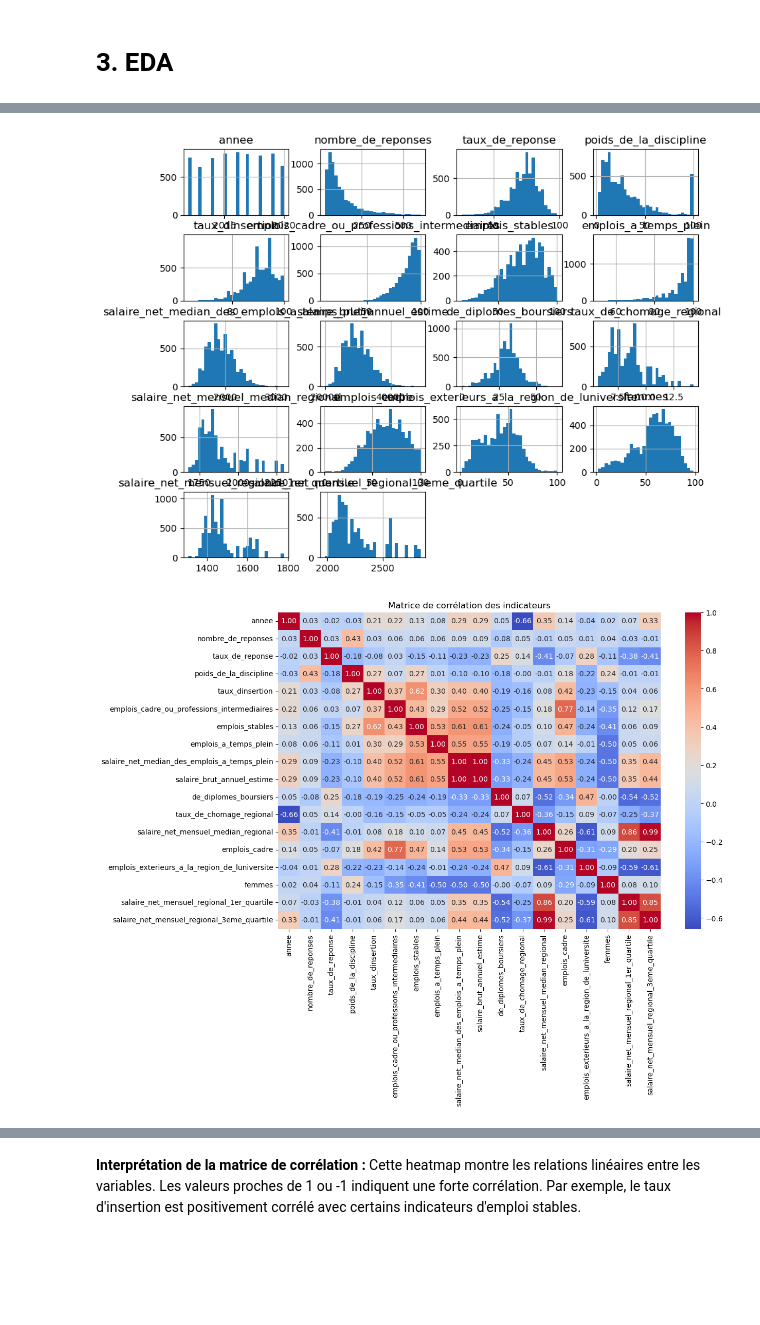
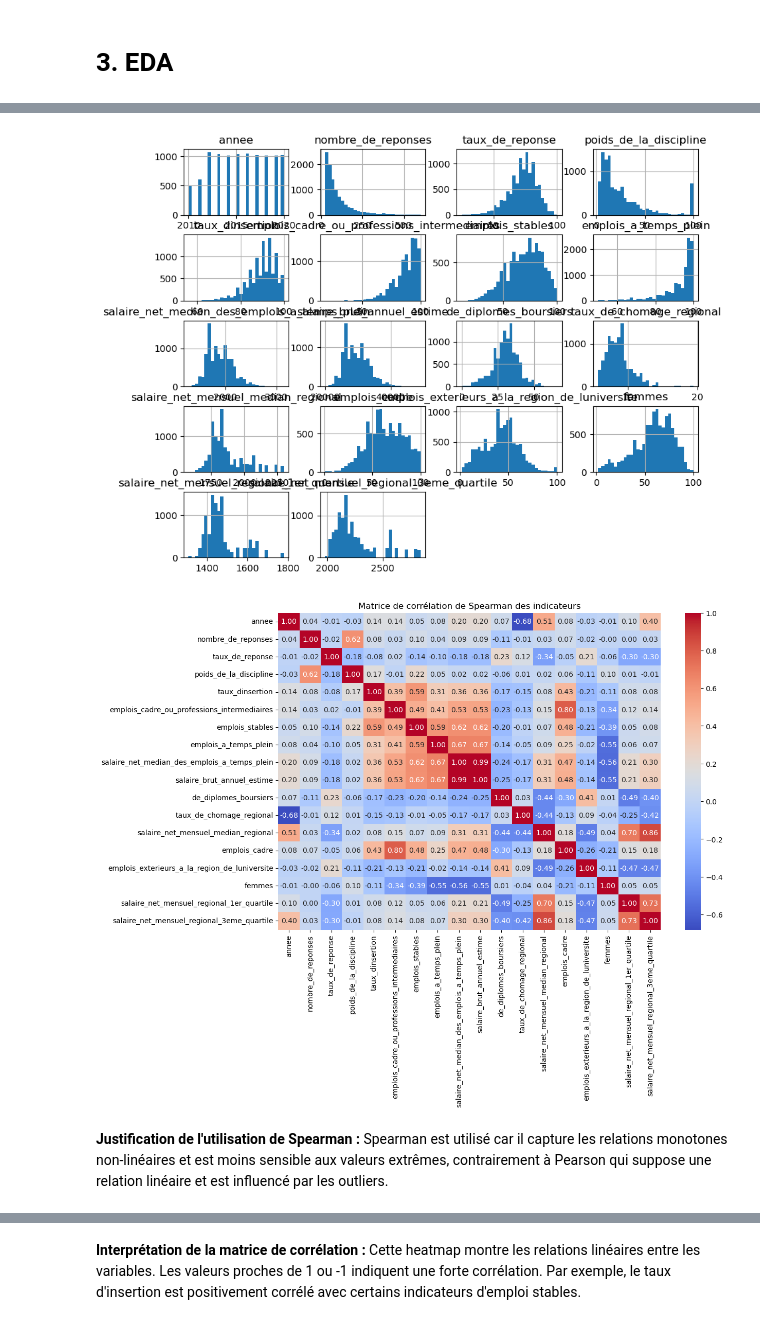
Before and after one commit to mattmathbg/Projet_ML, a Jupyter notebook: Projet.ipynb, the cells around one changed output, grey strips where cells are left out. Saved outputs shown, nothing was run; the diff lists cells and outputs as text; code cells hidden in the pictures; blank space fills up the shorter version.

```diff
--- a/Projet.ipynb
+++ b/Projet.ipynb
@@ -58,10 +63,6 @@ On supprime les ns par la moyenne trouver qui correspond a la discipline science
 df_clean = df.copy()
 # Liste des valeurs considérées comme manquantes
 missing_vals = ["ns", "nd", "", " "]
-
-# Supprimer les colonnes avec plus de 50% de valeurs manquantes
-limit = len(df) * 0.5
-df_clean = df.dropna(thresh=limit, axis=1).copy()
 
 # Identifier les colonnes numériques potentielles (celles qui devraient être numériques)
 colonnes_numeriques = [
@@ -79,23 +80,21 @@ for col in colonnes_numeriques:
     if col in df_clean.columns:
         df_clean[col] = pd.to_numeric(df_clean[col].replace(missing_vals, pd.NA), errors="coerce")
 
-# Imputation spécifique pour emplois_cadre_ou_professions_intermediaires dans la discipline "Sciences de l'ingénieur"
-mask_disc = df_clean["discipline"] == "Sciences de l'ingénieur"
-moyenne_si = df_clean.loc[mask_disc, "emplois_cadre_ou_professions_intermediaires"].mean()
-df_clean.loc[mask_disc & df_clean["emplois_cadre_ou_professions_intermediaires"].isna(), "emplois_cadre_ou_professions_intermediaires"] = moyenne_si
+# Supprimer uniquement les lignes où taux_dinsertion est manquant
+df_clean = df_clean[df_clean["taux_dinsertion"].notna()]
 
-# Convertir taux_dinsertion en numérique et supprimer les lignes sans valeur
-df_clean["taux_dinsertion"] = pd.to_numeric(df_clean["taux_dinsertion"], errors="coerce")
-df_clean = df_clean[df_clean["taux_dinsertion"].notna()]
+# Imputation par médiane groupée par discipline pour les autres variables numériques
+for col in colonnes_numeriques:
+    if col in df_clean.columns and col != "taux_dinsertion":
+        df_clean[col] = df_clean.groupby('discipline')[col].transform(lambda x: x.fillna(x.median()))
+
+# Pour les groupes sans médiane (tous NaN), imputer par médiane globale
+for col in colonnes_numeriques:
+    if col in df_clean.columns and col != "taux_dinsertion":
+        global_median = df_clean[col].median()
+        df_clean[col] = df_clean[col].fillna(global_median)
 # %% [markdown]
 ## 2.3 On supprime les lignes qui contiennent au moins 1/3 de NaN
-# %%
-df_clean = df_clean.replace(missing_vals, pd.NA)
-# Nombre de colonnes du fichier
-n_cols = len(df_clean.columns)
-
-# Condition : une ligne est supprimée si elle contient >= 1/3 de NaN
-df_clean = df_clean[df_clean.isna().sum(axis=1) < (n_cols / 3)]
 # %% [markdown]
 ## 2.4 On utilises une methode qu'on appele IQR pour detecter les outliers(si x < Q1 - 5*IQR ou x > Q3 + 5*IQR)
 # %%
@@ -131,10 +130,3 @@ Lignes après traitement des outliers : 6820
 # %% [markdown]
 ## 2.6 IMPUTATION DES VARIABLES EXPLICATIVES (FEATURES)
  Pour ne pas perdre d'info, on remplit les trous des autres colonnes numériques (ex: salaire) par la médiane
-# %%
-targets = ['taux_dinsertion', 'salaire_net_median_des_emplois_a_temps_plein']
-numeric_cols = df_clean.select_dtypes(include=[np.number]).columns
-for col in numeric_cols:
-    if col not in targets:  # On ne touche pas aux cibles car elles sont déjà nettoyées
-        df_clean[col] = df_clean[col].fillna(df_clean[col].median())
-print(df_clean.duplicated().sum())
@@ -226,13 +227,15 @@ max                                   2840.000000
 df_clean.hist(figsize=(10, 8), bins=30)
 plt.show()
 # %% [output]
-[figure, old version]
+[figure, new version]
 # %%
-# Calcul de la corrélation
+# Calcul de la corrélation de Spearman (plus robuste aux relations non-linéaires)
 plt.figure(figsize=(12, 8))
-corr_matrix = df_clean.select_dtypes(include=[np.number]).corr()
+corr_matrix = df_clean.select_dtypes(include=[np.number]).corr(method='spearman')
 sns.heatmap(corr_matrix, annot=True, cmap='coolwarm', fmt=".2f")
-plt.title("Matrice de corrélation des indicateurs")
+plt.title("Matrice de corrélation de Spearman des indicateurs")
 plt.show()
 # %% [output]
-[figure, old version]
+[figure, new version]
+# %% [markdown]
+**Justification de l'utilisation de Spearman :** Spearman est utilisé car il capture les relations monotones non-linéaires et est moins sensible aux valeurs extrêmes, contrairement à Pearson qui suppose une relation linéaire et est influencé par les outliers.
```
Also changed, not shown: parts of 27 cells of this notebook, 1 other file.
